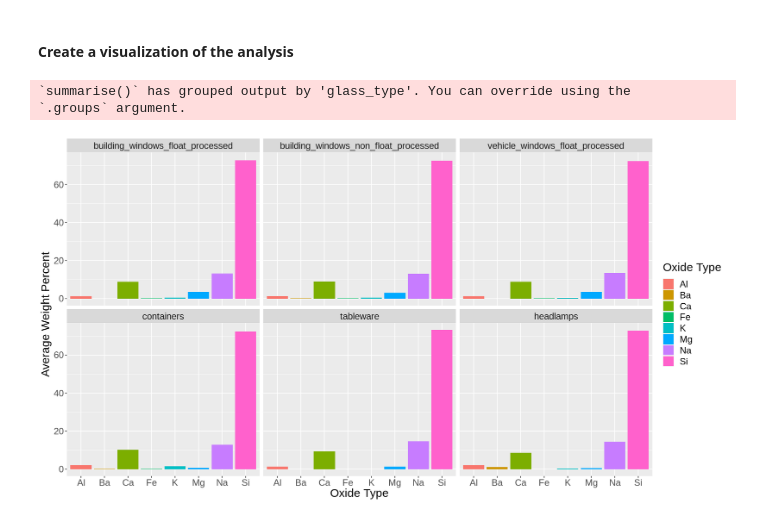
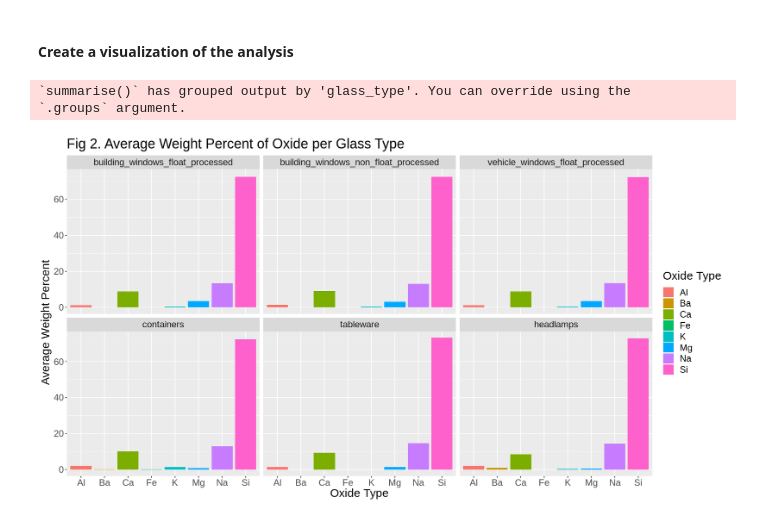
Before and after one commit to omairqazi29/DSCI100, a Jupyter notebook: Report.ipynb, the cells around one changed output. Cells and saved outputs as stored; diff of their text form; code cells hidden in the pictures.

Commit message:
Added figure titles + explanations in new section

```diff
--- a/Report.ipynb
+++ b/Report.ipynb
@@ -255,20 +247,21 @@ Prediction                             building_windows_non_float_processed
 # %%
 options(repr.plot.width=15, repr.plot.height=8)
 
 glass_visual_data <- glass_data_processed |>
     pivot_longer(cols = Na:Fe, names_to = "oxide_type", values_to = "weight_percent") |>
     group_by(glass_type, oxide_type) |>
     summarise(mean_weight_percent = mean(weight_percent)) |>
     ungroup()
 
 glass_visual_plot <- glass_visual_data |>
     ggplot(aes(x = oxide_type, y = mean_weight_percent, fill = oxide_type)) +
     geom_bar(stat = "identity", position = "dodge") +
     labs(x = "Oxide Type", y = "Average Weight Percent", fill = "Oxide Type") +
     facet_wrap(~glass_type, nrow = 2) +
-    theme(text = element_text(size = 18))
+    theme(text = element_text(size = 18)) +
+    ggtitle("Fig 2. Average Weight Percent of Oxide per Glass Type")
 glass_visual_plot
 # %% [output]
 `summarise()` has grouped output by 'glass_type'. You can override using the
 `.groups` argument.
-[figure, old version]
+[figure, new version]
```
Also changed, not shown: parts of 3 cells of this notebook.
